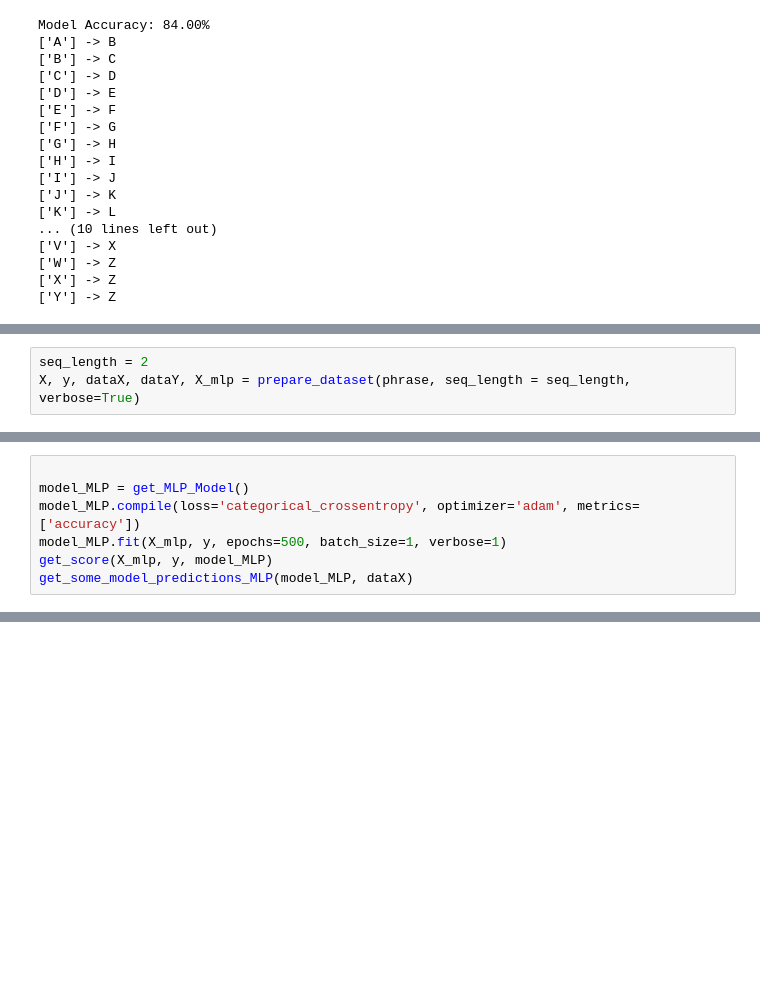
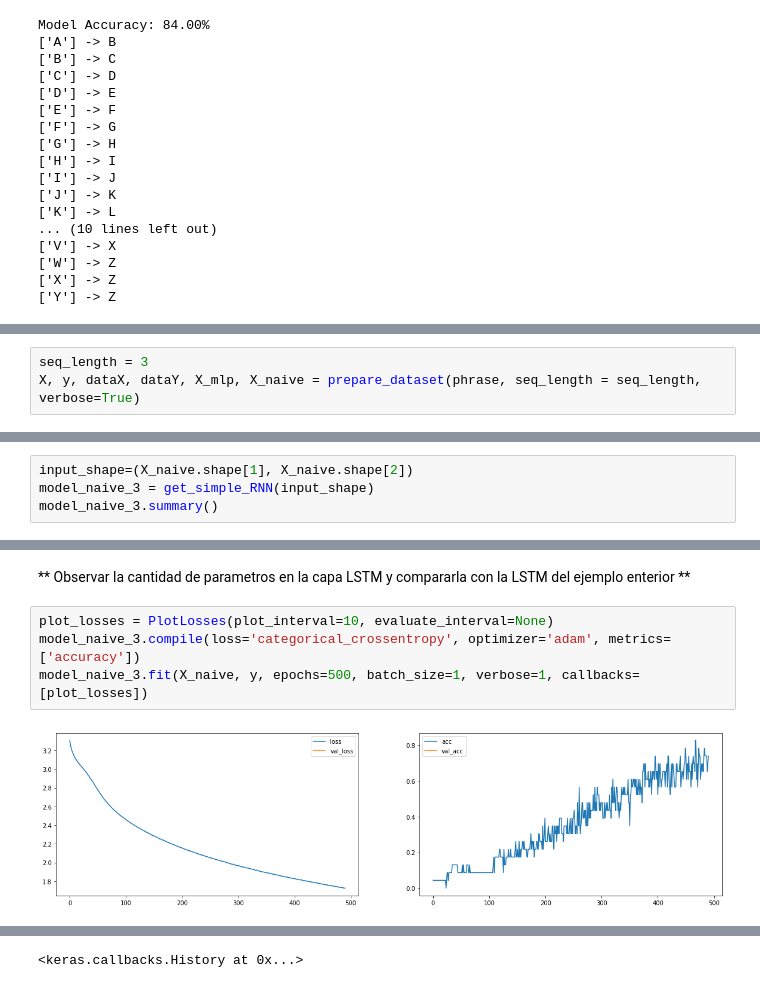
Before and after one commit to lab-ml-itba/12-RNN, a Jupyter notebook: abecedario.ipynb, the cells around one changed output, grey strips where cells are left out. Cells and saved outputs as stored; diff of their text form; blank space fills up the shorter version.

```diff
--- a/abecedario.ipynb
+++ b/abecedario.ipynb
@@ -284,5 +318,5 @@ Model Accuracy: 84.00%
 # %%
-seq_length = 2
-X, y, dataX, dataY, X_mlp = prepare_dataset(phrase, seq_length = seq_length, verbose=True)
+seq_length = 3
+X, y, dataX, dataY, X_mlp, X_naive = prepare_dataset(phrase, seq_length = seq_length, verbose=True)
 # %% [output]
 Primeros 3 pares:
@@ -305,0 +339,4 @@ Dimensiones de X_mpl para MLP [samples, features]
+# %%
+input_shape=(X_naive.shape[1], X_naive.shape[2])
+model_naive_3 = get_simple_RNN(input_shape)
+model_naive_3.summary()
@@ -306,7 +356,8 @@ Dimensiones de X_mpl para MLP [samples, features]
+# %% [markdown]
+** Observar la cantidad de parametros en la capa LSTM y compararla con la LSTM del ejemplo enterior **
 # %%
-
-model_MLP = get_MLP_Model()
-model_MLP.compile(loss='categorical_crossentropy', optimizer='adam', metrics=['accuracy'])
-model_MLP.fit(X_mlp, y, epochs=500, batch_size=1, verbose=1)
-get_score(X_mlp, y, model_MLP)
-get_some_model_predictions_MLP(model_MLP, dataX)
+plot_losses = PlotLosses(plot_interval=10, evaluate_interval=None)
+model_naive_3.compile(loss='categorical_crossentropy', optimizer='adam', metrics=['accuracy'])
+model_naive_3.fit(X_naive, y, epochs=500, batch_size=1, verbose=1, callbacks=[plot_losses])
+# %% [output]
+[figure, added]
@@ -312,0 +383 @@ get_some_model_predictions_MLP(model_MLP, dataX)
+<keras.callbacks.History at 0x...>
```
Also changed, not shown: parts of 43 cells of this notebook, 2 other files.
